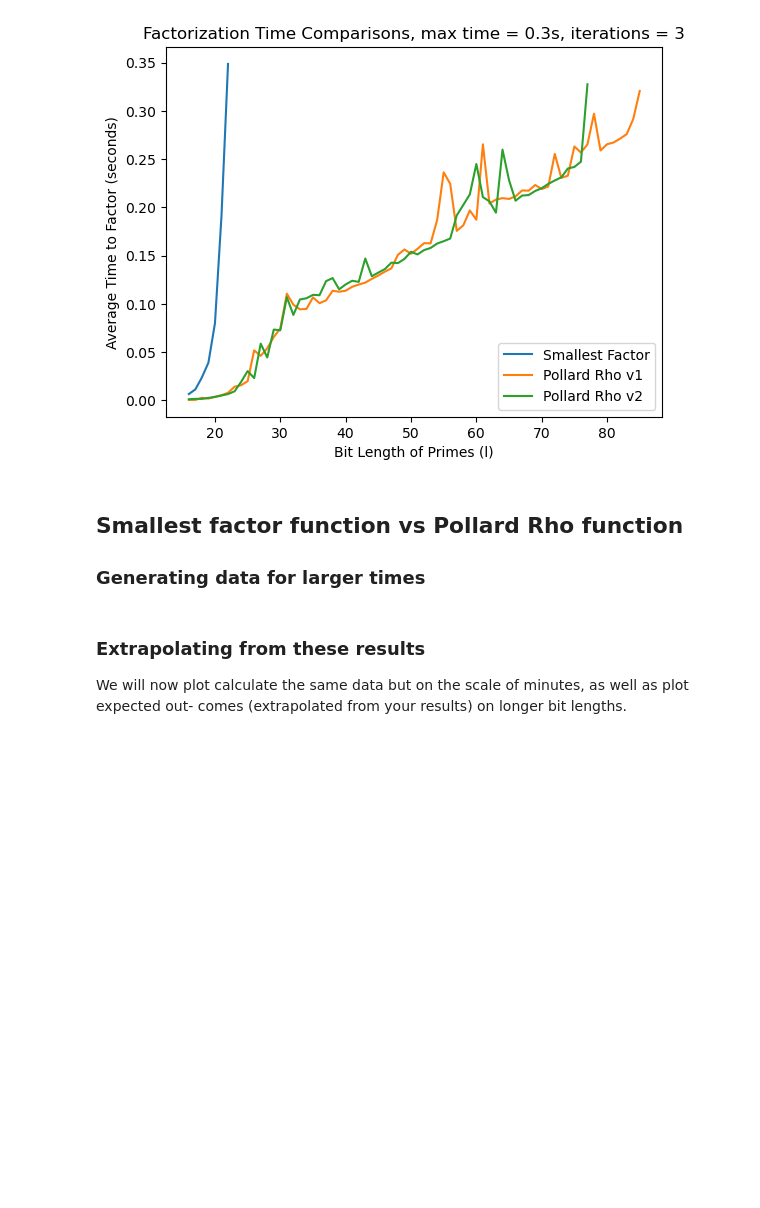
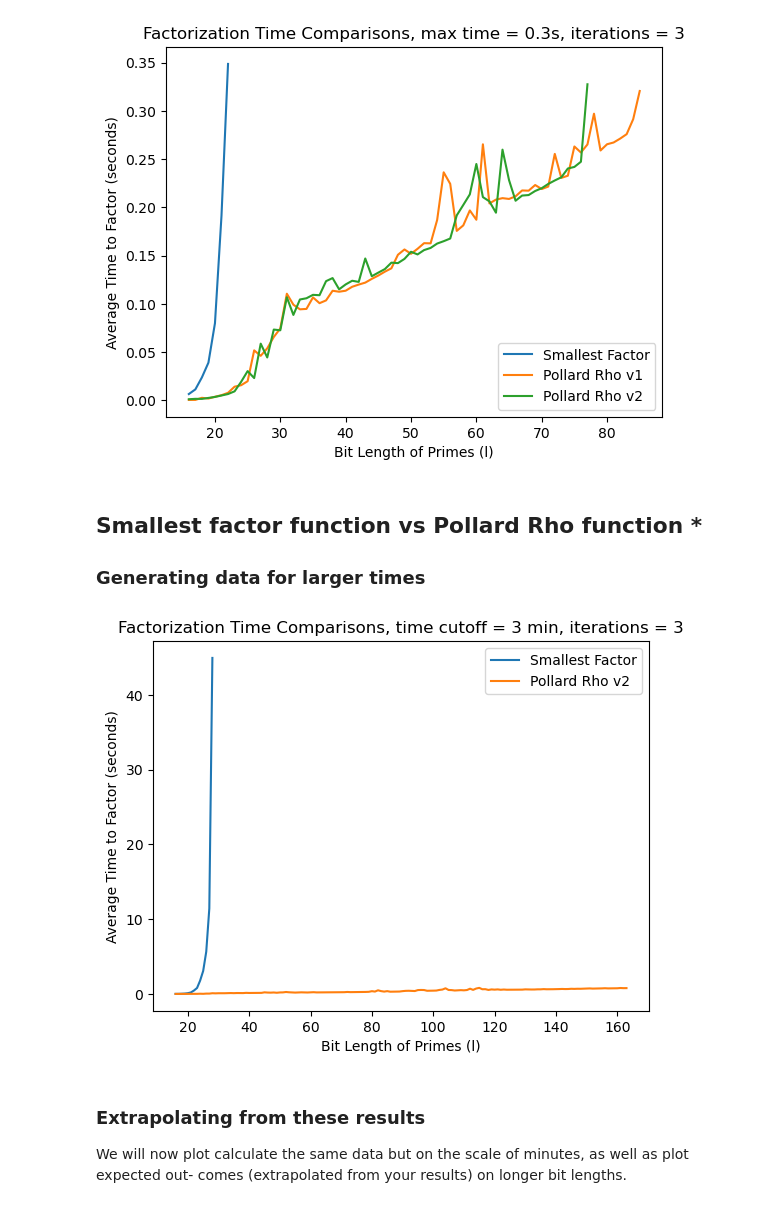
Before and after one commit to MattPygottCode/Group3, a Jupyter notebook: Hybrid Cryptography.ipynb, the cells around one changed output. Cells and saved outputs as stored; diff of their text form; code cells hidden in the pictures; blank space fills up the shorter version.

```diff
--- a/Hybrid Cryptography.ipynb
+++ b/Hybrid Cryptography.ipynb
@@ -1204,7 +1219,7 @@ plot_graphs(smallest_factor_data, pollard_rho_data_v1, pollard_rho_data_v2, labe
 # %% [output]
 [figure]
 # %% [markdown]
-## Smallest factor function vs Pollard Rho function
+## Smallest factor function vs Pollard Rho function *
 
 ### Generating data for larger times
 # %%
@@ -1243,3 +1277,14 @@ plot_graphs(smallest_factor_data_2, pollard_rho_data_v2_2, labels=["Smallest Fac
+# %%
+# Retrieve data from JSON file
+with open("graph2_lists.json", "r") as f:
+    data = json.load(f)
+
+smallest_factor_data_2 = data["smallest_factor_data_2"]
+pollard_rho_data_v2_2 = data["pollard_rho_data_v2_2"]
+
+plot_graphs(smallest_factor_data_2, pollard_rho_data_v2_2, labels=["Smallest Factor", "Pollard Rho v2"], title="Factorization Time Comparisons, time cutoff = 3 min, iterations = 3")
+# %% [output]
+[figure, added]
 # %% [markdown]
 ### Extrapolating from these results
 
```
Also changed, not shown: parts of 17 cells of this notebook, 1 other file.
